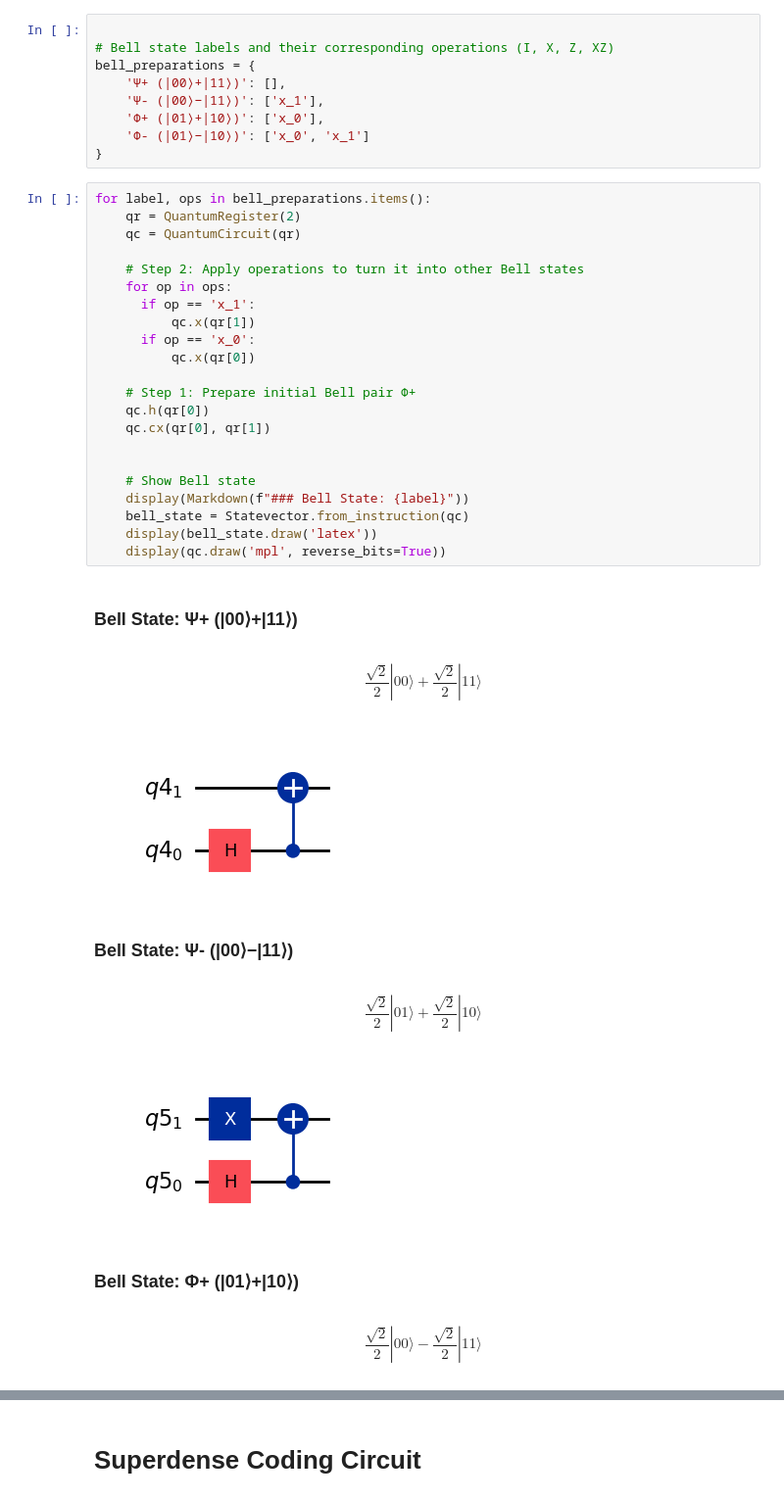
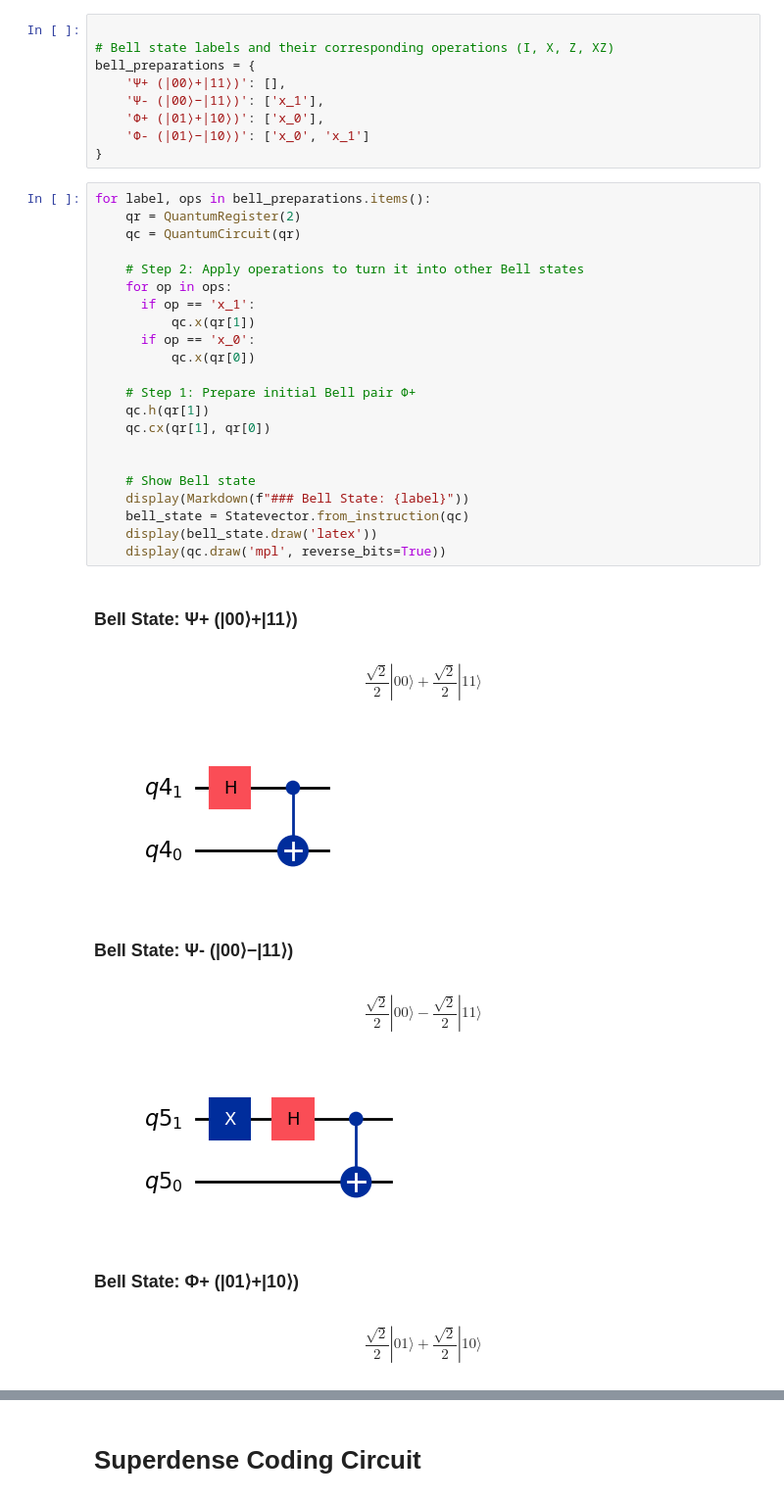
Before and after one commit to zainmo11/Quantum-Computing-Fundamentals, a Jupyter notebook: Quantum_Computing_Implementations.ipynb, the cells around one changed output, grey strips where cells are left out. Shown at 98% size. Drawn from its saved outputs; the diff is of its cells as text.

```diff
--- a/Quantum_Computing_Implementations.ipynb
+++ b/Quantum_Computing_Implementations.ipynb
@@ -66,31 +66,31 @@ bell_preparations = {
 # %%
 for label, ops in bell_preparations.items():
     qr = QuantumRegister(2)
     qc = QuantumCircuit(qr)
 
     # Step 2: Apply operations to turn it into other Bell states
     for op in ops:
       if op == 'x_1':
           qc.x(qr[1])
       if op == 'x_0':
           qc.x(qr[0])
 
     # Step 1: Prepare initial Bell pair Φ+
-    qc.h(qr[0])
-    qc.cx(qr[0], qr[1])
+    qc.h(qr[1])
+    qc.cx(qr[1], qr[0])
 
 
     # Show Bell state
     display(Markdown(f"### Bell State: {label}"))
     bell_state = Statevector.from_instruction(qc)
     display(bell_state.draw('latex'))
     display(qc.draw('mpl', reverse_bits=True))
 # %% [output]
 ### Bell State: Ψ+ (|00⟩+|11⟩)
 $$\frac{\sqrt{2}}{2} |00\rangle+\frac{\sqrt{2}}{2} |11\rangle$$
-[figure, old version]
+[figure, new version]
 ### Bell State: Ψ- (|00⟩−|11⟩)
-$$\frac{\sqrt{2}}{2} |01\rangle+\frac{\sqrt{2}}{2} |10\rangle$$
+$$\frac{\sqrt{2}}{2} |00\rangle- \frac{\sqrt{2}}{2} |11\rangle$$
-[figure, old version]
+[figure, new version]
 ### Bell State: Φ+ (|01⟩+|10⟩)
-$$\frac{\sqrt{2}}{2} |00\rangle- \frac{\sqrt{2}}{2} |11\rangle$$
+$$\frac{\sqrt{2}}{2} |01\rangle+\frac{\sqrt{2}}{2} |10\rangle$$
```
Also changed, not shown: parts of 2 cells of this notebook.
